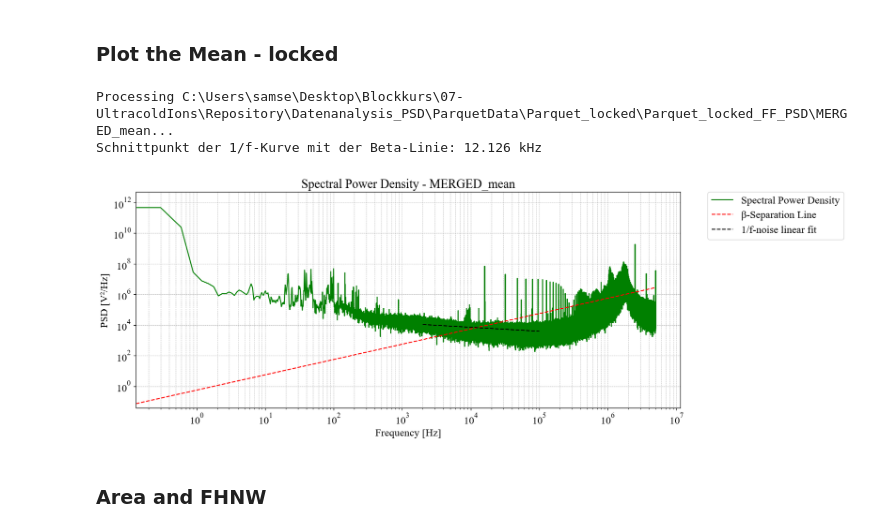
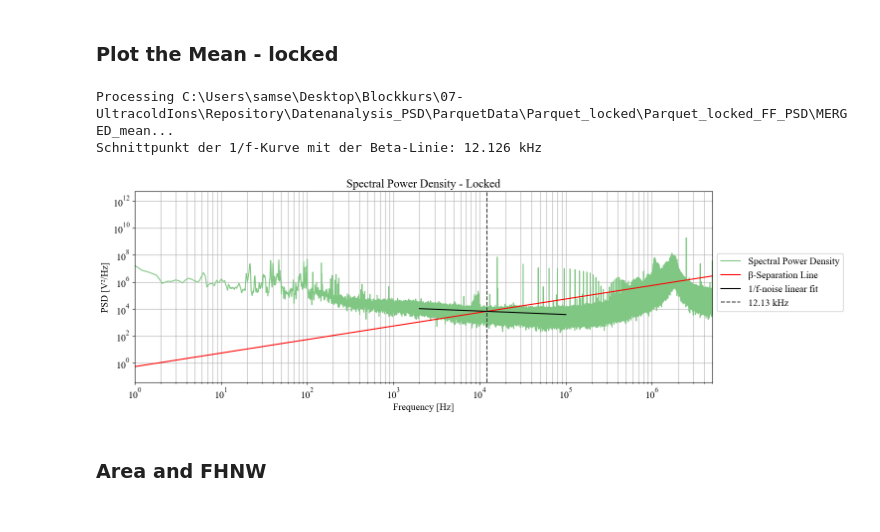
Before and after one commit to gravity225/UltraColdIons-Blockcourse, a Jupyter notebook: Datenanalysis_PSD/Plots_Linewith_calculation.ipynb, the cells around one changed output. Saved outputs shown, nothing was run; the diff lists cells and outputs as text; code cells hidden in the pictures.

```diff
--- a/Datenanalysis_PSD/Plots_Linewith_calculation.ipynb
+++ b/Datenanalysis_PSD/Plots_Linewith_calculation.ipynb
@@ -211,7 +211,7 @@ def process_parquet_file(parquet_filename, freq_column="X", psd_column="Y"):
     plt.xlabel('Frequency [Hz]')
     plt.ylabel('PSD [V²/Hz]')
     plt.title(f'Spectral Power Density - {os.path.basename(parquet_filename)}')
-    plt.legend()
+    plt.legend(loc='upper left', bbox_to_anchor=(1.05, 0.7), borderaxespad=0)
     plt.grid(True, which='both', linestyle='--', linewidth=0.5)
     plt.show()
 
@@ -248,7 +249,7 @@ from scipy.optimize import curve_fit
 # Set font properties for plots
 plt.rcParams['font.family'] = 'serif'
 plt.rcParams['font.serif'] = ['Times New Roman']
-plt.rcParams['font.size'] = 16
+plt.rcParams['font.size'] = 14
 
 def power_law(f, A, B):
     """1/f-Funktion mit Schutz vor Null-Werten"""
@@ -303,42 +304,48 @@ def process_parquet_file(parquet_filename, freq_column="X", psd_column="Y"):
     # Compute fitted curve
     fit_curve = power_law(freq_idx, *popt_ps)
 
     # Compute intersection with β-separation line
     beta_sep = (8 * np.log(2) / (np.pi**2)) * freq_idx
     id_crossing = np.argwhere(np.diff(np.sign(fit_curve - beta_sep))).flatten()
 
     if len(id_crossing) > 0:
         global cfreq_locked
         cfreq_locked = freq_idx[id_crossing][0]
         print(f'Schnittpunkt der 1/f-Kurve mit der Beta-Linie: {cfreq_locked * 1e-3:.3f} kHz')
     else:
         print("No intersection found.")
 
     # Plot spectral power density
-    plt.figure(figsize=(15, 6))
-    plt.loglog(freq_locked, psds_locked, label='Spectral Power Density', color='green')
-    plt.loglog(freq_locked, beta_sep_full, 'r--', label='β-Separation Line')
-    plt.loglog(freq_idx, fit_curve, label=f'1/f-noise linear fit', color='black', linestyle='--')
+    plt.figure(figsize=(15, 5))
+    plt.loglog(freq_locked, psds_locked, label='Spectral Power Density', color='#81c784')
+    plt.loglog(freq_locked, beta_sep_full, 'r', label='β-Separation Line', linewidth = 1.5)
+    plt.loglog(freq_idx, fit_curve, label=f'1/f-noise linear fit', color='black', linewidth = 1.5)
 
 
 
     plt.xlabel('Frequency [Hz]')
     plt.ylabel('PSD [V²/Hz]')
-    plt.title(f'Spectral Power Density - {os.path.basename(parquet_filename)}')
-    plt.legend(loc='upper left', bbox_to_anchor=(1.05, 1), borderaxespad=0)
-    plt.grid(True, which='both', linestyle='--', linewidth=0.5)
-    plt.show()
+    plt.title(f'Spectral Power Density - Locked')
+    plt.axvline(x=cfreq_locked, color='#3D3D3D', linestyle='--', linewidth=1.5, label=rf'{1e-3 * cfreq_locked:.2f} kHz')
+    plt.legend(loc='upper left', bbox_to_anchor=(1.0, 0.7), framealpha=1, ncol=1)
+    plt.grid(True, which='both', linewidth=0.8)
+    plt.xlim(1e0,5e6)
+
 
 
 
 input_folder_data = 'C:\\Users\\samse\\Desktop\\Blockkurs\\07-UltracoldIons\\Repository\\Datenanalysis_PSD\\ParquetData\\Parquet_locked\\Parquet_locked_FF_PSD\\MERGED_mean'
 
 # Example usage: Change the path to your folder containing Parquet files
 process_parquet_file(input_folder_data, freq_column="Frequenz (Hz)", psd_column="PSD")
+
+plt.savefig("C:\\Users\\samse\\Desktop\\Blockkurs\\07-UltracoldIons\\Bericht\\ALLPLOTS_SVG\\Power Spectral Density Locked.svg", dpi=300, bbox_inches='tight')
+plt.savefig("C:\\Users\\samse\\Desktop\\Blockkurs\\07-UltracoldIons\\Bericht\\ALLPLOTS_PNG\\Power Spectral Density Locked.png", dpi=300, bbox_inches='tight')
+plt.show()
 # %% [output]
 Processing C:\Users\samse\Desktop\Blockkurs\07-UltracoldIons\Repository\Datenanalysis_PSD\ParquetData\Parquet_locked\Parquet_locked_FF_PSD\MERGED_mean...
 Schnittpunkt der 1/f-Kurve mit der Beta-Linie: 12.126 kHz
-[figure, old version]
+[figure, new version]
 # %% [markdown]
 ### Area and FHNW
 # %%
```
Also changed, not shown: parts of 15 cells of this notebook, 2 other files.
